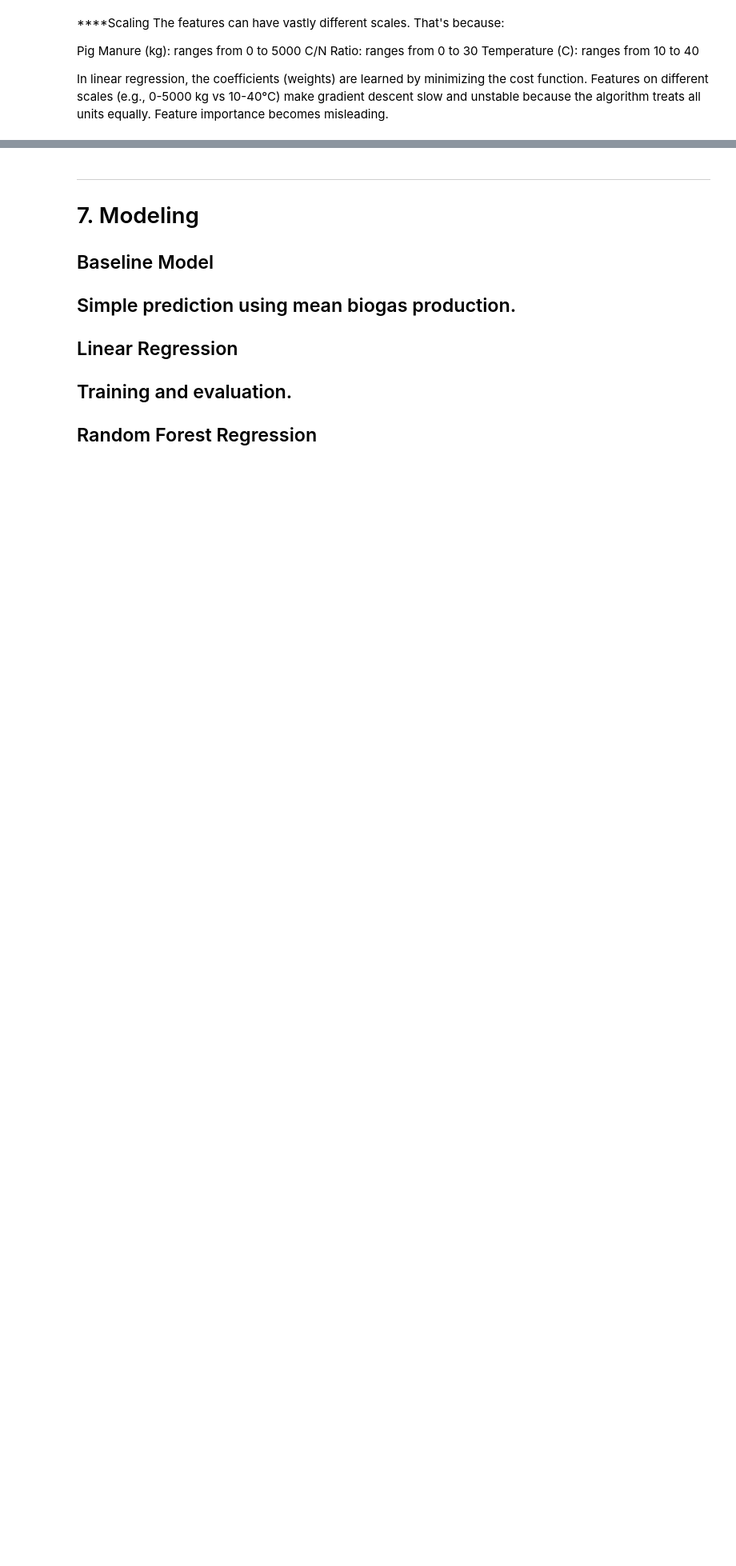
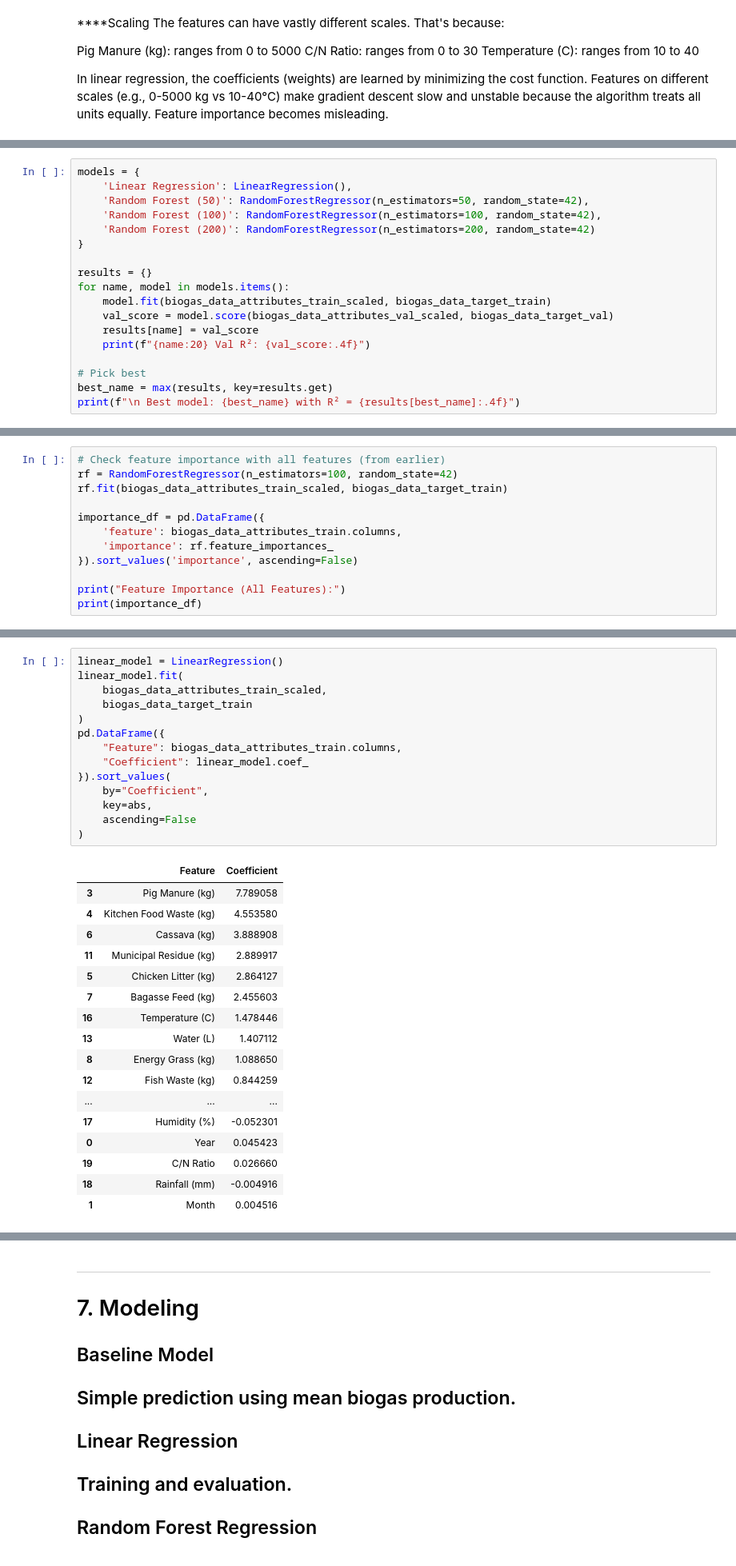
Before and after one commit to hris0077/ml_project, a Jupyter notebook: project.ipynb, the cells around one changed output, grey strips where cells are left out. Shown at 80% size. Drawn from its saved outputs; the diff is of its cells as text; blank space fills up the shorter version.

Commit message:
models training and evaluation

```diff
--- a/project.ipynb
+++ b/project.ipynb
@@ -441,0 +547,18 @@ linear_regression_baseline.fit(biogas_data_attributes_train_scaled, biogas_data_
+# %%
+models = {
+    'Linear Regression': LinearRegression(),
+    'Random Forest (50)': RandomForestRegressor(n_estimators=50, random_state=42),
+    'Random Forest (100)': RandomForestRegressor(n_estimators=100, random_state=42),
+    'Random Forest (200)': RandomForestRegressor(n_estimators=200, random_state=42)
+}
+
+results = {}
+for name, model in models.items():
+    model.fit(biogas_data_attributes_train_scaled, biogas_data_target_train)
+    val_score = model.score(biogas_data_attributes_val_scaled, biogas_data_target_val)
+    results[name] = val_score
+    print(f"{name:20} Val R²: {val_score:.4f}")
+
+# Pick best
+best_name = max(results, key=results.get)
+print(f"\n Best model: {best_name} with R² = {results[best_name]:.4f}")
@@ -441,0 +596,12 @@ linear_regression_baseline.fit(biogas_data_attributes_train_scaled, biogas_data_
+# %%
+# Check feature importance with all features (from earlier)
+rf = RandomForestRegressor(n_estimators=100, random_state=42)
+rf.fit(biogas_data_attributes_train_scaled, biogas_data_target_train)
+
+importance_df = pd.DataFrame({
+    'feature': biogas_data_attributes_train.columns,
+    'importance': rf.feature_importances_
+}).sort_values('importance', ascending=False)
+
+print("Feature Importance (All Features):")
+print(importance_df)
@@ -441,0 +626,32 @@ linear_regression_baseline.fit(biogas_data_attributes_train_scaled, biogas_data_
+# %%
+linear_model = LinearRegression()
+linear_model.fit(
+    biogas_data_attributes_train_scaled,
+    biogas_data_target_train
+)
+pd.DataFrame({
+    "Feature": biogas_data_attributes_train.columns,
+    "Coefficient": linear_model.coef_
+}).sort_values(
+    by="Coefficient",
+    key=abs,
+    ascending=False
+)
+# %% [output]
+|  | Feature | Coefficient |
+| 3 | Pig Manure (kg) | 7.789058 |
+| 4 | Kitchen Food Waste (kg) | 4.553580 |
+| 6 | Cassava (kg) | 3.888908 |
+| 11 | Municipal Residue (kg) | 2.889917 |
+| 5 | Chicken Litter (kg) | 2.864127 |
+| 7 | Bagasse Feed (kg) | 2.455603 |
+| 16 | Temperature (C) | 1.478446 |
+| 13 | Water (L) | 1.407112 |
+| 8 | Energy Grass (kg) | 1.088650 |
+| 12 | Fish Waste (kg) | 0.844259 |
+| ... | ... | ... |
+| 17 | Humidity (%) | -0.052301 |
+| 0 | Year | 0.045423 |
+| 19 | C/N Ratio | 0.026660 |
+| 18 | Rainfall (mm) | -0.004916 |
+| 1 | Month | 0.004516 |
```
Also changed, not shown: parts of 16 cells of this notebook.
